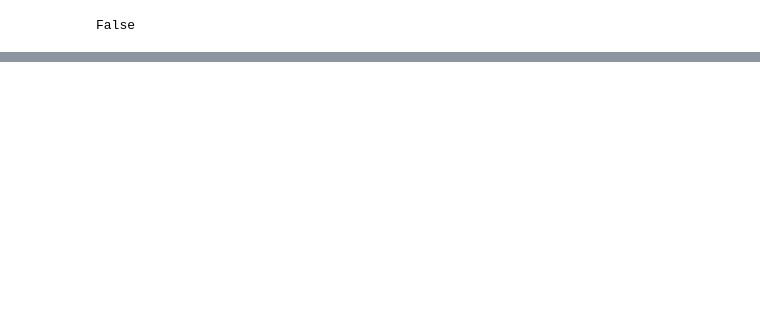
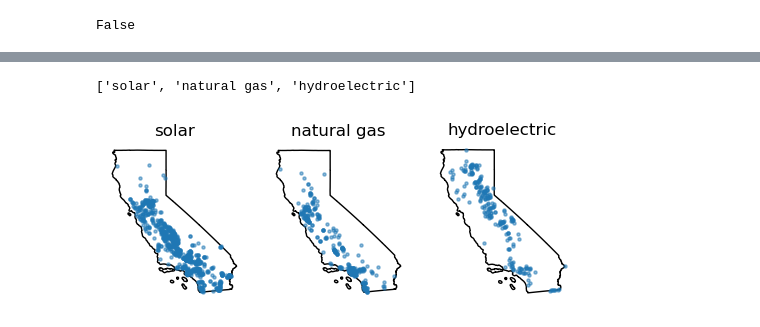
Before and after one commit to Amapolaa/EDS220-in-class, a Jupyter notebook: lesson-12-streamline-your-code.ipynb, the cells around one changed output, grey strips where cells are left out. Drawn from its saved outputs; the diff is of its cells as text; code cells hidden in the pictures; blank space fills up the shorter version.

```diff
--- a/lesson-12-streamline-your-code.ipynb
+++ b/lesson-12-streamline-your-code.ipynb
@@ -211,0 +263,3 @@ False
+# %%
+# # Select power plants in the contiguous US states
+power_plants = power_plants[~power_plants['state'].isin(['Puerto Rico','Hawaii','Alaska'])]
@@ -211,0 +375,26 @@ False
+# %%
+#select california power plants
+ca_power_plants = power_plants[power_plants['state']=='California']
+# %%
+#create list with the california top 3 numbers of power plants by energy source
+top_sources = ca_power_plants['primsource'].value_counts().index[:3].tolist()
+top_sources
+# %% [output]
+['solar', 'natural gas', 'hydroelectric']
+# %%
+#isolate the CA boundary
+ca_boundary = states[states['name'] == 'California']
+
+# create a pot
+fig, axes = plt.subplots(nrows=1, ncols=3, figsize=(6,3))
+
+
+for ax, source in zip(axes, top_sources):
+    ca_boundary.plot(ax=ax, color = 'none')
+
+    subset = ca_power_plants[ca_power_plants['primsource'] == source]
+    subset.plot(ax=ax, markersize=5, alpha=0.5)
+    ax.set_title(source)
+    ax.axis('off')
+# %% [output]
+[figure, added]
```
Also changed, not shown: parts of 27 cells of this notebook, 3 other files.
